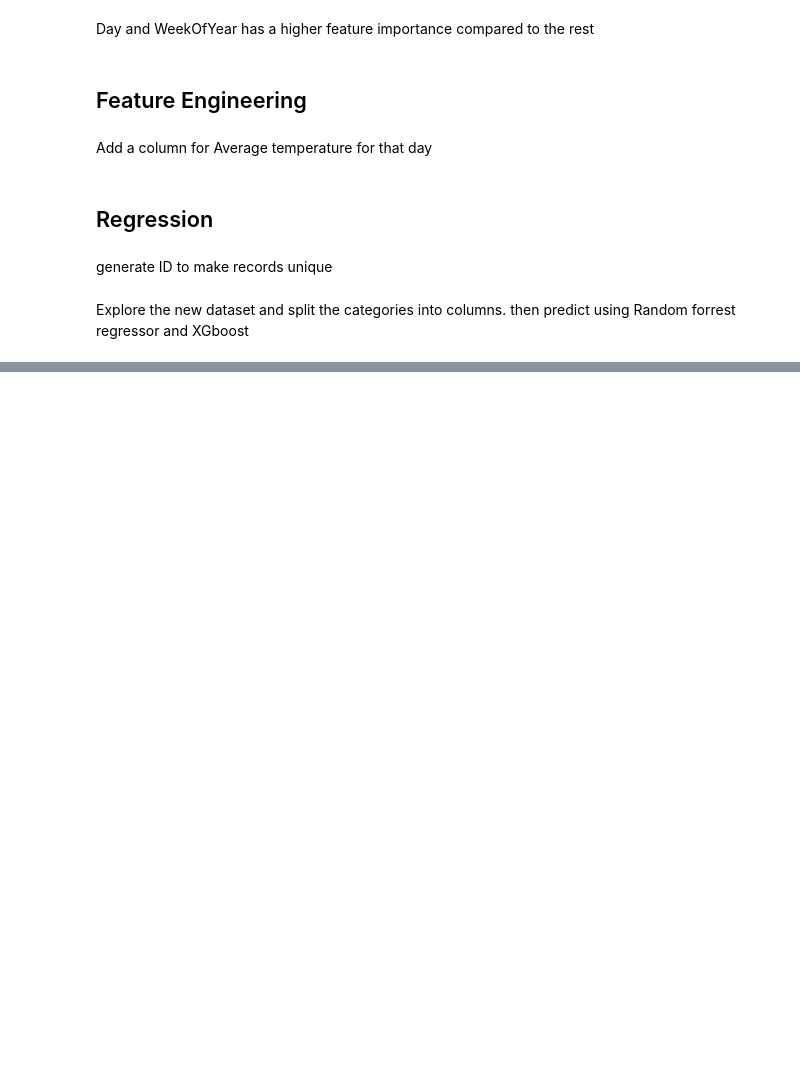
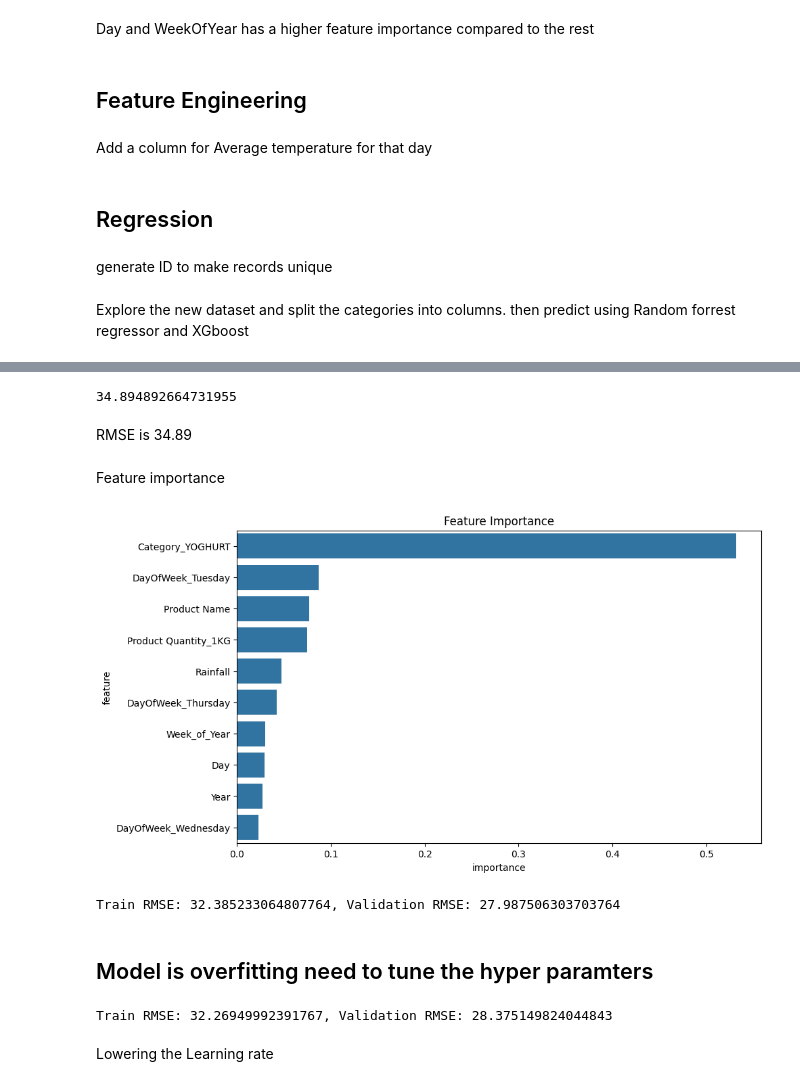
Before and after one commit to hammaadrizwan/marketwiz, a Jupyter notebook: Sales Prediction using XG boost.ipynb, the cells around one changed output, grey strips where cells are left out. Cells and saved outputs as stored; diff of their text form; code cells hidden in the pictures; blank space fills up the shorter version.

```diff
--- a/Sales Prediction using XG boost.ipynb
+++ b/Sales Prediction using XG boost.ipynb
@@ -472,0 +484,5 @@ sales_df
+# %%
+input_cols = ['Product Name', 'Product Quantity', 'Category', 'Day', 'Month', 'Year', 'DayOfWeek', 'DayType', 'Week_of_Year', 'Rainfall']
+target_col = 'Units sold'
+inputs = sales_df[input_cols].copy()
+targets = sales_df[target_col].copy()
@@ -472,0 +491,3 @@ sales_df
+# %%
+numeric_cols = ['Product Name', 'Day', 'Month', 'Year', 'Week_of_Year', 'Rainfall']  # list of numeric columns
+categorical_cols = ['Product Quantity', 'Category', 'DayOfWeek', 'DayType']  # list of categorical columns
@@ -472,0 +548,16 @@ sales_df
+# %%
+from sklearn.preprocessing import MinMaxScaler
+
+scaler = MinMaxScaler().fit(inputs[numeric_cols])
+inputs[numeric_cols] = scaler.transform(inputs[numeric_cols])
+
+from sklearn.preprocessing import OneHotEncoder
+encoder = OneHotEncoder(sparse=False, handle_unknown='ignore').fit(inputs[categorical_cols])
+encoded_cols = list(encoder.get_feature_names_out(categorical_cols))
+
+inputs[encoded_cols] = encoder.transform(inputs[categorical_cols])
+
+X = inputs[numeric_cols + encoded_cols]
+# %%
+model = XGBRegressor(random_state=42, n_jobs=-1, n_estimators=20, max_depth=4)
+model.fit(X, targets)
@@ -472,0 +576,53 @@ sales_df
+# %%
+preds = model.predict(X)
+from sklearn.metrics import mean_squared_error
+
+def rmse(a, b):
+    return mean_squared_error(a, b, squared=False)
+rmse(preds, targets)
+# %% [output]
+34.894892664731955
+# %% [markdown]
+RMSE is 34.89
+# %% [markdown]
+Feature importance
+# %%
+
+importance_df = pd.DataFrame({
+    'feature': X.columns,
+    'importance': model.feature_importances_
+}).sort_values('importance', ascending=False)
+importance_df.head(10)
+import seaborn as sns
+plt.figure(figsize=(10,6))
+plt.title('Feature Importance')
+sns.barplot(data=importance_df.head(10), x='importance', y='feature');
+# %% [output]
+[figure, added]
+# %%
+model = XGBRegressor(n_jobs=-1, random_state=50, n_estimators=1000,
+                     learning_rate=0.2, max_depth=10, subsample=0.9,
+                     colsample_bytree=0.7)
+
+model.fit(X, targets)
+train_rmse = rmse(model.predict(X_train), train_targets)
+val_rmse = rmse(model.predict(X_val), val_targets)
+
+print('Train RMSE: {}, Validation RMSE: {}'.format(train_rmse, val_rmse))
+# %% [output]
+Train RMSE: 32.385233064807764, Validation RMSE: 27.987506303703764
+# %% [markdown]
+<h2>Model is overfitting need to tune the hyper paramters</h2>
+# %%
+model = XGBRegressor(n_jobs=-1, random_state=50, n_estimators=1000,
+                     learning_rate=0.03, max_depth=10, subsample=0.9,  enable_categorical=True)
+
+model.fit(X, targets)
+train_rmse = rmse(model.predict(X_train), train_targets)
+val_rmse = rmse(model.predict(X_val), val_targets)
+
+print('Train RMSE: {}, Validation RMSE: {}'.format(train_rmse, val_rmse))
+# %% [output]
+Train RMSE: 32.26949992391767, Validation RMSE: 28.375149824044843
+# %% [markdown]
+Lowering the Learning rate
```
Also changed, not shown: parts of 20 cells of this notebook, 1 other file.
